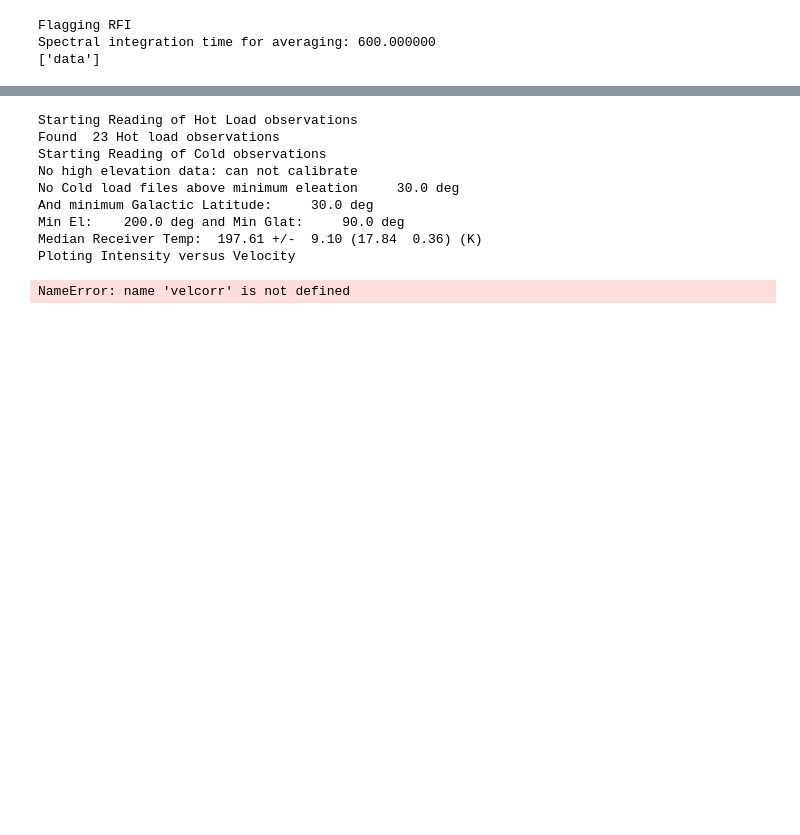
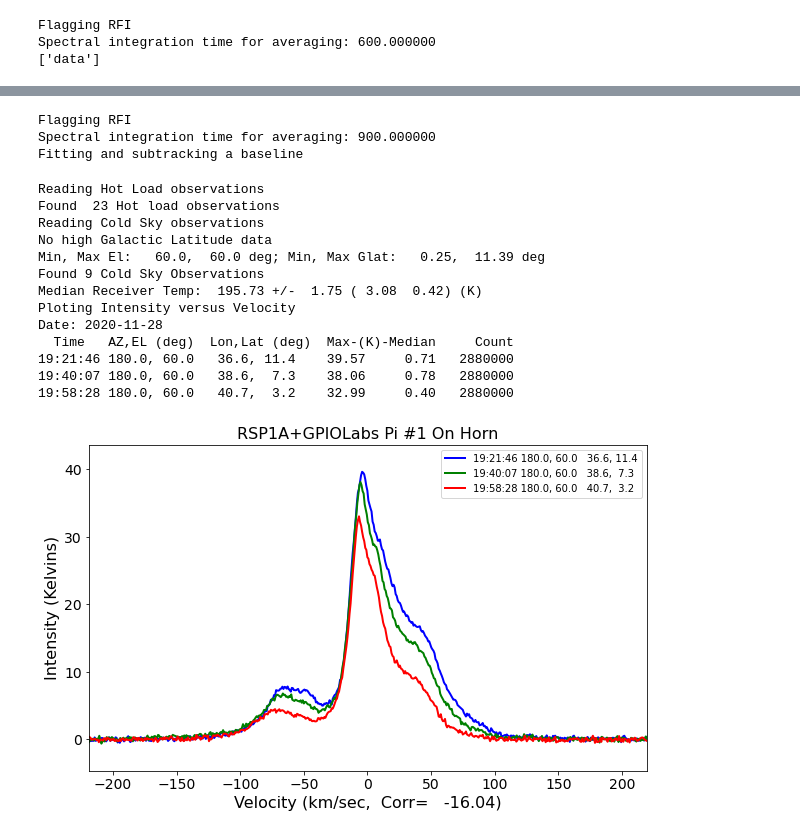
Before and after one commit to glangsto/jupyter, a Jupyter notebook: plotting.ipynb, the cells around one changed output, grey strips where cells are left out. Drawn from its saved outputs; the diff is of its cells as text; code cells hidden in the pictures; blank space fills up the shorter version.

Commit message:
Finished baseline subtraction, improved calibration

```diff
--- a/plotting.ipynb
+++ b/plotting.ipynb
@@ -59,14 +82,37 @@ Date: 2020-11-28
 [figure]
 # %%
-p.tsys(files)
+# start a new plot with different parameters
+# -V plot intensity versus velocity
+p2 = ras.Plot(verbose=False)
-# %% [output]
-Starting Reading of Hot Load observations
-Found  23 Hot load observations
-Starting Reading of Cold observations
-No high elevation data: can not calibrate
-No Cold load files above minimum eleation     30.0 deg
-And minimum Galactic Latitude:     30.0 deg
-Min El:    200.0 deg and Min Glat:     90.0 deg
-Median Receiver Temp:  197.61 +/-  9.10 (17.84  0.36) (K)
-Ploting Intensity versus Velocity
-NameError: name 'velcorr' is not defined
+# %%
+# configure the plot to:
+# -R flag known radio interference
+# -C flag (interpolate over) the center channal
+# -I 900.  Average the different observations for a number seconds
+# -V plot velocity in selected range
+# -BASE subtract a spectral baseline
+# "data" look in the 'data' directory for the observations
+names = p2.help("-R -C -I 900. -V -BASE data")
+# show the list of fine names found
+# %% [output]
+Flagging RFI
+Spectral integration time for averaging: 900.000000
+Fitting and subtracking a baseline
+# %%
+# Next plot the t-sys calibrated plot of the observations
+p2.tsys(names)
+# %% [output]
+Reading Hot Load observations
+Found  23 Hot load observations
+Reading Cold Sky observations
+No high Galactic Latitude data
+Min, Max El:   60.0,  60.0 deg; Min, Max Glat:   0.25,  11.39 deg
+Found 9 Cold Sky Observations
+Median Receiver Temp:  195.73 +/-  1.75 ( 3.08  0.42) (K)
+Ploting Intensity versus Velocity
+Date: 2020-11-28
+  Time   AZ,EL (deg)  Lon,Lat (deg)  Max-(K)-Median     Count
+19:21:46 180.0, 60.0   36.6, 11.4    39.57     0.71   2880000
+19:40:07 180.0, 60.0   38.6,  7.3    38.06     0.78   2880000
+19:58:28 180.0, 60.0   40.7,  3.2    32.99     0.40   2880000
+[figure, added]
```
Also changed, not shown: parts of 11 cells of this notebook, 2 other files.
